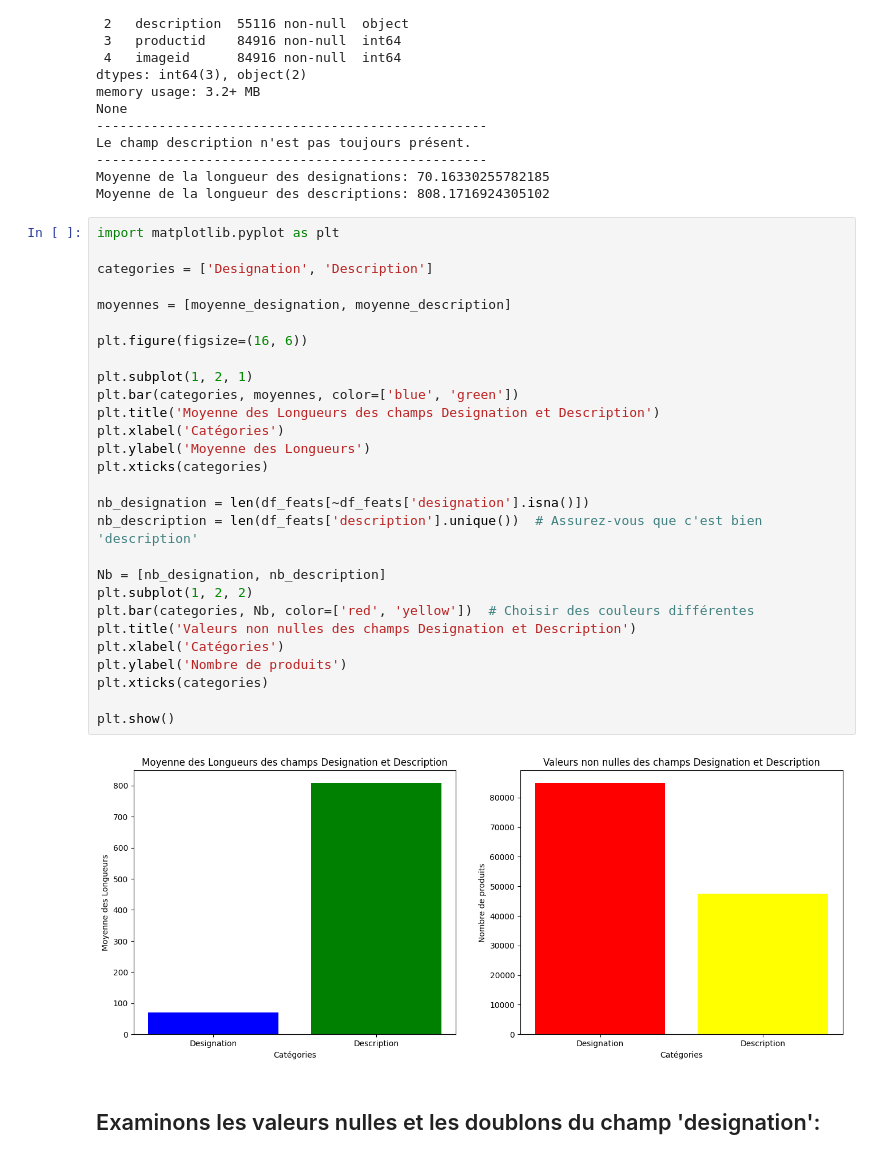
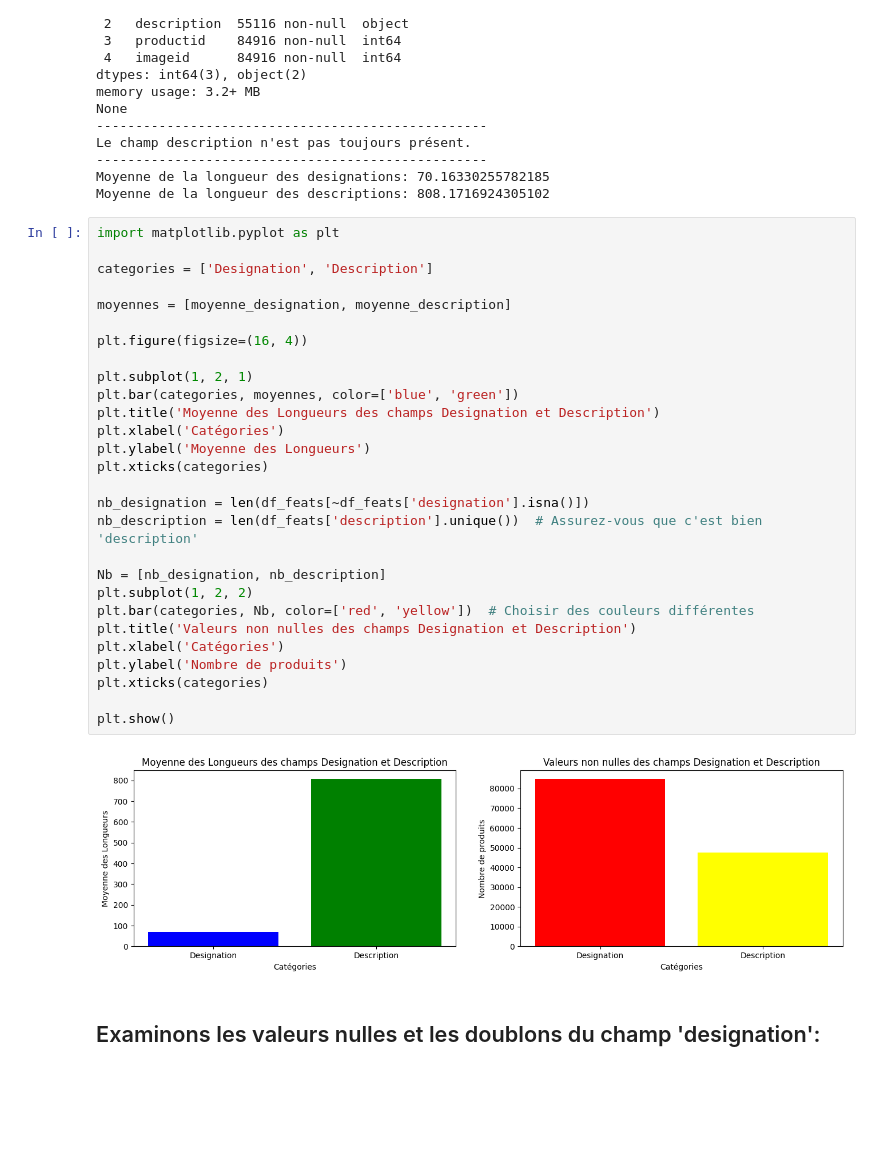
Before and after one commit to ManDes71/Rakuten_Text_Classification_ML, a Jupyter notebook: ReadMe_ML.ipynb, the cells around one changed output. Drawn from its saved outputs; the diff is of its cells as text; blank space fills up the shorter version.

```diff
--- a/ReadMe_ML.ipynb
+++ b/ReadMe_ML.ipynb
@@ -239,33 +250,33 @@ Moyenne de la longueur des descriptions: 808.1716924305102
 # %%
 import matplotlib.pyplot as plt
 
 categories = ['Designation', 'Description']
 
 moyennes = [moyenne_designation, moyenne_description]
 
-plt.figure(figsize=(16, 6))
+plt.figure(figsize=(16, 4))
 
 plt.subplot(1, 2, 1)
 plt.bar(categories, moyennes, color=['blue', 'green'])
 plt.title('Moyenne des Longueurs des champs Designation et Description')
 plt.xlabel('Catégories')
 plt.ylabel('Moyenne des Longueurs')
 plt.xticks(categories)
 
 nb_designation = len(df_feats[~df_feats['designation'].isna()])
 nb_description = len(df_feats['description'].unique())  # Assurez-vous que c'est bien 'description'
 
 Nb = [nb_designation, nb_description]
 plt.subplot(1, 2, 2)
 plt.bar(categories, Nb, color=['red', 'yellow'])  # Choisir des couleurs différentes
 plt.title('Valeurs non nulles des champs Designation et Description')
 plt.xlabel('Catégories')
 plt.ylabel('Nombre de produits')
 plt.xticks(categories)
 
 plt.show()
 # %% [output]
-[figure, old version]
+[figure, new version]
 # %% [markdown]
 ## Examinons les valeurs nulles et les doublons du champ 'designation':
 # %%
```
Also changed, not shown: parts of 24 cells of this notebook.
